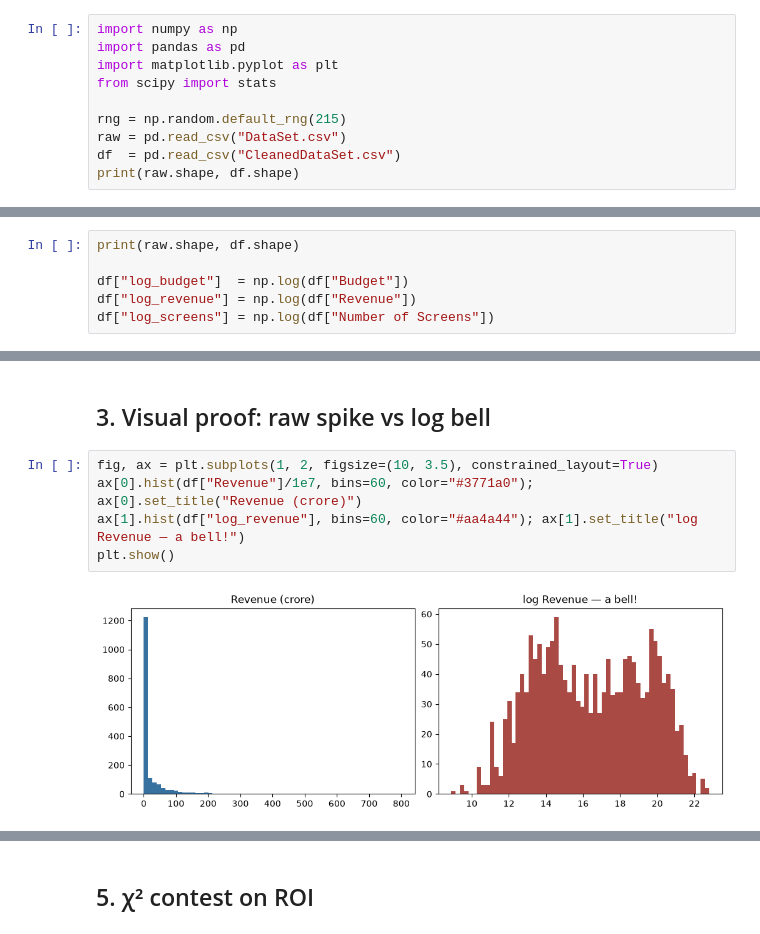
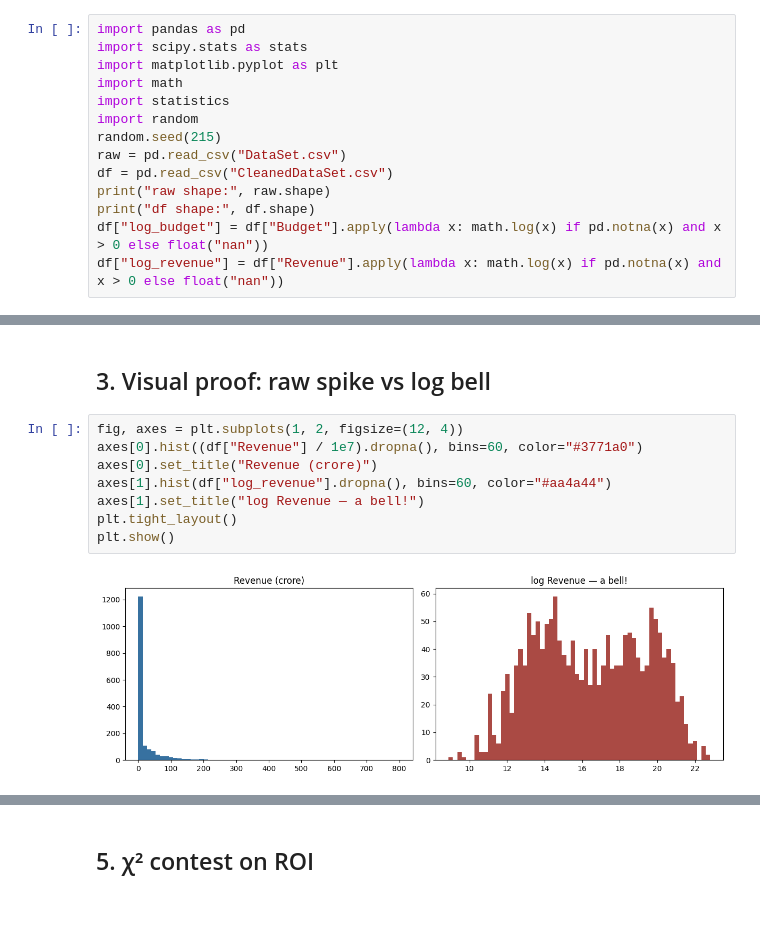
Before and after one commit to Chaos0Speed/IndianMovies, a Jupyter notebook: 3.DistributionFitting.ipynb, the cells around one changed output, grey strips where cells are left out. Cells and saved outputs as stored; diff of their text form.

Commit message:
Replace 3.DistributionFitting.ipynb with the numpy-free, comment-free executed version

```diff
--- a/3.DistributionFitting.ipynb
+++ b/3.DistributionFitting.ipynb
@@ -1,11 +6,15 @@
 # %%
-import numpy as np
 import pandas as pd
+import scipy.stats as stats
 import matplotlib.pyplot as plt
-from scipy import stats
-
-rng = np.random.default_rng(215)
+import math
+import statistics
+import random
+random.seed(215)
 raw = pd.read_csv("DataSet.csv")
-df  = pd.read_csv("CleanedDataSet.csv")
-print(raw.shape, df.shape)
+df = pd.read_csv("CleanedDataSet.csv")
+print("raw shape:", raw.shape)
+print("df shape:", df.shape)
+df["log_budget"] = df["Budget"].apply(lambda x: math.log(x) if pd.notna(x) and x > 0 else float("nan"))
+df["log_revenue"] = df["Revenue"].apply(lambda x: math.log(x) if pd.notna(x) and x > 0 else float("nan"))
 # %% [output]
@@ -15,6 +22,0 @@ print(raw.shape, df.shape)
-# %%
-print(raw.shape, df.shape)
-
-df["log_budget"]  = np.log(df["Budget"])
-df["log_revenue"] = np.log(df["Revenue"])
-df["log_screens"] = np.log(df["Number of Screens"])
@@ -44,9 +49,12 @@ films below budget: 1225
 # %% [markdown]
 ## 3. Visual proof: raw spike vs log bell
 # %%
-fig, ax = plt.subplots(1, 2, figsize=(10, 3.5), constrained_layout=True)
-ax[0].hist(df["Revenue"]/1e7, bins=60, color="#3771a0"); ax[0].set_title("Revenue (crore)")
-ax[1].hist(df["log_revenue"], bins=60, color="#aa4a44"); ax[1].set_title("log Revenue — a bell!")
+fig, axes = plt.subplots(1, 2, figsize=(12, 4))
+axes[0].hist((df["Revenue"] / 1e7).dropna(), bins=60, color="#3771a0")
+axes[0].set_title("Revenue (crore)")
+axes[1].hist(df["log_revenue"].dropna(), bins=60, color="#aa4a44")
+axes[1].set_title("log Revenue — a bell!")
+plt.tight_layout()
 plt.show()
 # %% [output]
-[figure, old version]
+[figure, new version]
```
Also changed, not shown: parts of 40 cells of this notebook.
